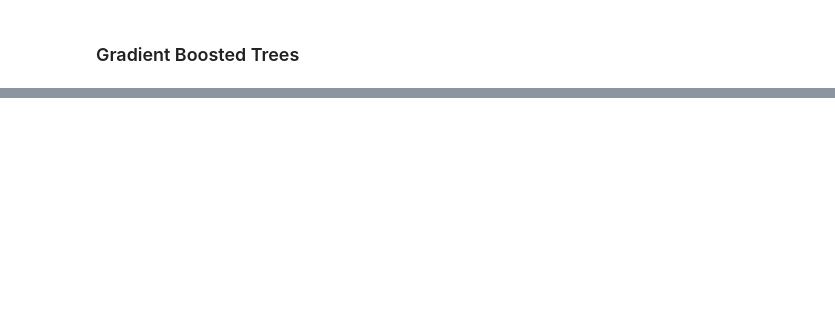
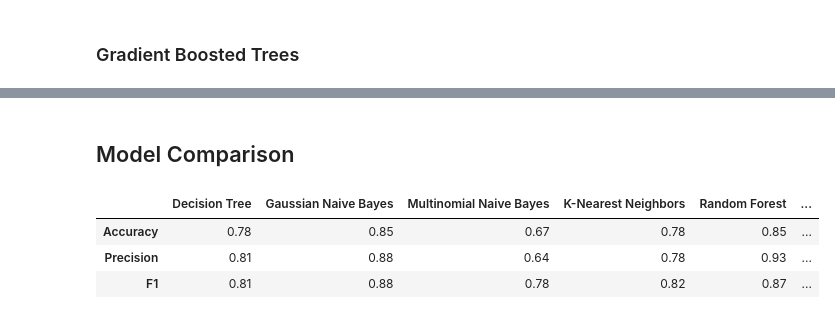
Before and after one commit to toni-santos/ac-2023, a Jupyter notebook: main.ipynb, the cells around one changed output, grey strips where cells are left out. Drawn from its saved outputs; the diff is of its cells as text; code cells hidden in the pictures; blank space fills up the shorter version.

Commit message:
Improved model results with new columns, comparison table between models

```diff
--- a/main.ipynb
+++ b/main.ipynb
@@ -569,15 +569,15 @@ Game Score, applied to the season and to the players
 for col in ['points', 'fgMade', 'fgAttempted', 'ftAttempted', 'ftMade', 'oRebounds', 'dRebounds', 'steals', 'assists', 'blocks', 'PF', 'turnovers', 'GP']:
     pl_tm[col] = pl_tm[col].astype(int)
 
-pl_tm['metric_game_score'] = (pl_tm['points'] + 0.4 * pl_tm['fgMade'] - 0.7 * pl_tm['fgAttempted'] - 0.4 * (pl_tm['ftAttempted'] - pl_tm['ftMade']) + 0.7 * pl_tm['oRebounds'] + 0.3 * pl_tm['dRebounds'] + pl_tm['steals'] + 0.7 * pl_tm['assists'] + 0.7 * pl_tm['blocks'] - 0.4 * pl_tm['PF'] - pl_tm['turnovers']) / pl_tm['GP']
-print(pl_tm.sort_values(by='metric_game_score', ascending=False)['metric_game_score'])
+pl_tm['off_metric_game_score'] = (pl_tm['points'] + 0.4 * pl_tm['fgMade'] - 0.7 * pl_tm['fgAttempted'] - 0.4 * (pl_tm['ftAttempted'] - pl_tm['ftMade']) + 0.7 * pl_tm['oRebounds'] + 0.3 * pl_tm['dRebounds'] + pl_tm['steals'] + 0.7 * pl_tm['assists'] + 0.7 * pl_tm['blocks'] - 0.4 * pl_tm['PF'] - pl_tm['turnovers']) / pl_tm['GP']
+print(pl_tm.sort_values(by='off_metric_game_score', ascending=False)['off_metric_game_score'])
 
-mean_gs = pl_tm.groupby(['tmID', 'year'])["metric_game_score"].mean().reset_index().sort_values(by='metric_game_score', ascending=False)
+mean_gs = pl_tm.groupby(['tmID', 'year'])["off_metric_game_score"].mean().reset_index().sort_values(by='off_metric_game_score', ascending=False)
 
 for idx, x in mean_gs.iterrows():
     year_condition = df['year'] == int(x['year'])
     tmID_condition = df['tmID'] == str(x['tmID'])
-    df.loc[year_condition & tmID_condition, "mean_player_game_score"] = x['metric_game_score']
+    df.loc[year_condition & tmID_condition, "mean_player_game_score"] = x['off_metric_game_score']
 
 df
 # %% [output]
@@ -851,7 +878,7 @@ model = GradientBoostingClassifier()
 X_file, Y_file = df.drop("playoff", axis=1), df["playoff"]
 
 for column in df.columns:
-    if (column not in ["playoff", "metric_game_score","d_fgm","d_fga","d_ftm","d_fta","d_3pm","d_3pa","d_oreb","d_dreb","d_reb","d_asts","d_pf","d_stl","d_to","d_blk","d_pts"]):
+    if (column not in ["playoff", "metric_game_score", "def_metric_game_score"]):
         X_file.drop(column, axis=1, inplace=True)
 
 # Fit the model to the training data
@@ -861,9 +888,13 @@ trained_model = model.fit(x_train, y_train)
 # Predict using the trained model
 y_prediction = trained_model.predict(x_test)
 
-print(accuracy_score(y_test, y_prediction))
-print(precision_score(y_test, y_prediction))
-print(f1_score(y_test, y_prediction))
+gbt_acc = accuracy_score(y_test, y_prediction)
+gbt_prec = precision_score(y_test, y_prediction)
+gbt_f1 = f1_score(y_test, y_prediction)
+
+print(gbt_acc)
+print(gbt_prec)
+print(gbt_f1)
 
 [print(f"{trained_model.feature_names_in_[idx]}: {x}") for idx, x in enumerate(trained_model.feature_importances_)]
 # %% [output]
@@ -904,0 +907,50 @@ metric_game_score: 0.05438235780433137
+# %% [markdown]
+## Model Comparison
+# %%
+dt_dict = {'Accuracy': dt_acc,
+            'Precision': dt_prec,
+            'F1': dt_f1}
+
+nbg_dict = {'Accuracy': nbg_acc,
+            'Precision': nbg_prec,
+            'F1': nbg_f1}
+
+nbm_dict = {'Accuracy': nbm_acc,
+            'Precision': nbm_prec,
+            'F1': nbm_f1}
+
+knn_dict = {'Accuracy': knn_acc,
+            'Precision': knn_prec,
+            'F1': knn_f1}
+
+rf_dict = {'Accuracy': rf_acc,
+            'Precision': rf_prec,
+            'F1': rf_f1}
+
+lr_dict = {'Accuracy': lr_acc,
+            'Precision': lr_prec,
+            'F1': lr_f1}
+
+svc_dict = {'Accuracy': svc_acc,
+            'Precision': svc_prec,
+            'F1': svc_f1}
+
+gbt_dict = {'Accuracy': gbt_acc,
+            'Precision': gbt_prec,
+            'F1': gbt_f1}
+
+comparison = pd.DataFrame({'Decision Tree': pd.Series(dt_dict),
+                       'Gaussian Naive Bayes': pd.Series(nbg_dict),
+                       'Multinomial Naive Bayes': pd.Series(nbm_dict),
+                       'K-Nearest Neighbors': pd.Series(knn_dict),
+                       'Random Forest': pd.Series(rf_dict),
+                       'Logistic Regression': pd.Series(lr_dict),
+                       'Support Vector Machines': pd.Series(svc_dict),
+                       'Gradient Boosted Trees': pd.Series(gbt_dict),
+                      })
+comparison
+# %% [output]
+|  | Decision Tree | Gaussian Naive Bayes | Multinomial Naive Bayes | K-Nearest Neighbors | Random Forest | ... |
+| Accuracy | 0.78 | 0.85 | 0.67 | 0.78 | 0.85 | ... |
+| Precision | 0.81 | 0.88 | 0.64 | 0.78 | 0.93 | ... |
+| F1 | 0.81 | 0.88 | 0.78 | 0.82 | 0.87 | ... |
```
Also changed, not shown: parts of 14 cells of this notebook.
